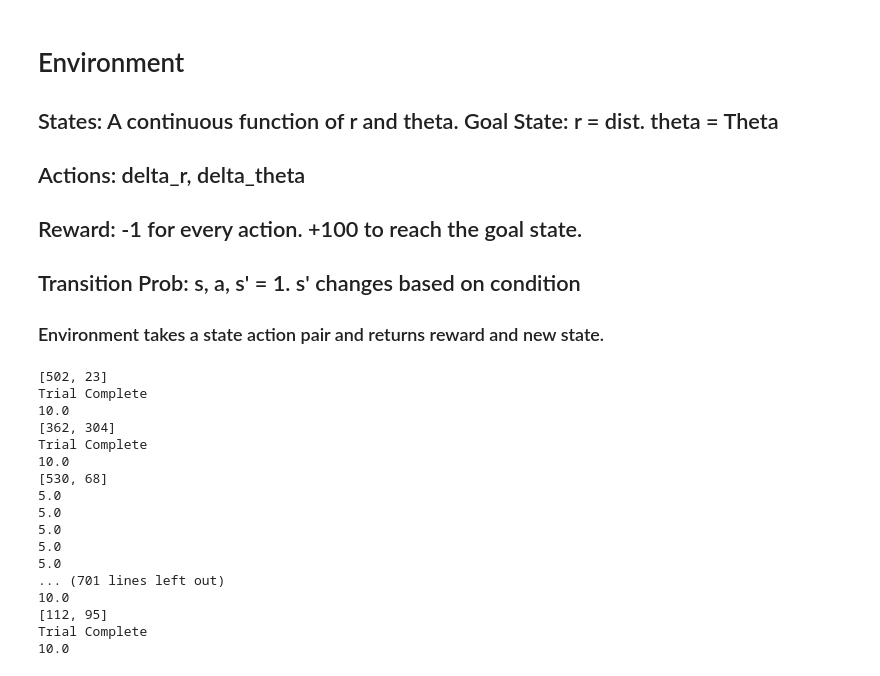
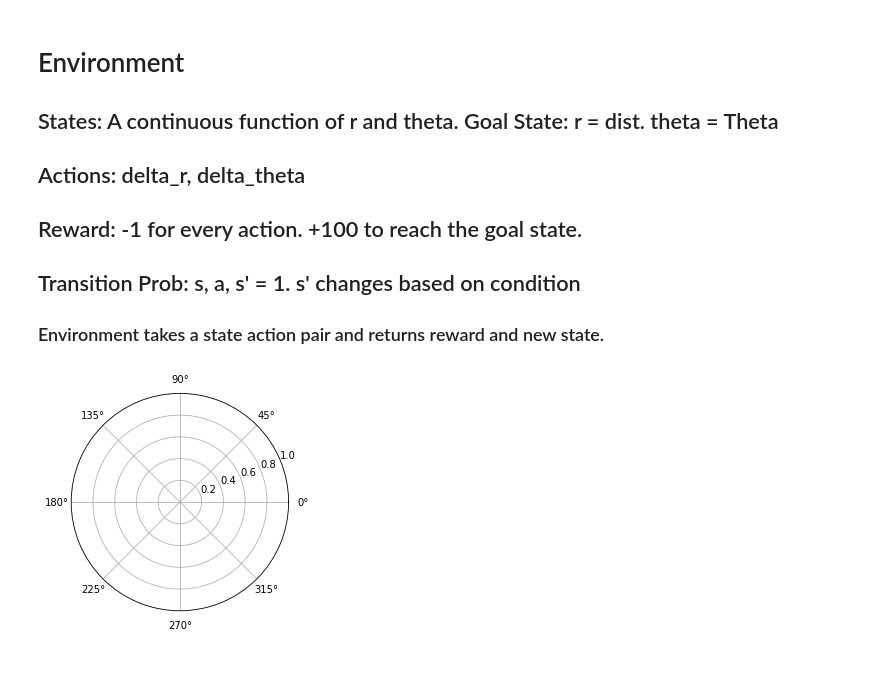
Before and after one commit to tejas-savalia/Lab-Codes, a Jupyter notebook: Psychtoolbox/Visuomotor Adaptation/rl_modelling/rl_model.ipynb, the cells around one changed output. Drawn from its saved outputs; the diff is of its cells as text; code cells hidden in the pictures.

```diff
--- a/Psychtoolbox/Visuomotor Adaptation/rl_modelling/rl_model.ipynb
+++ b/Psychtoolbox/Visuomotor Adaptation/rl_modelling/rl_model.ipynb
@@ -45,42 +45,25 @@ q_values = numpy.random.rand(575, 360, 360)
 # %%
 #Q Learning Algorithm
 #Terminal state q-values are 0. All others are random.
-del_r = 5
+del_r = 7
 q_values[300, 40:50, :] = 0
-episodes = 100
-alpha = 0.5
+episodes = 1000
+alpha = 0.8
 gamma = 0.9
 for i in range(episodes):
-    state = [numpy.random.choice(range(575)), numpy.random.choice(range(360))]
-    print (state)
+    state = [0, numpy.random.choice(range(360))]
+    #plt.imshow(numpy.mean(q_values, axis = 0), cmap='hot')
     while True:
         prev_state = state
+        #del_r, del_theta = numpy.unravel_index(numpy.argmax(q_values[state[0], state[1], :, :], axis=None), q_values[state[0], state[1], :, :].shape)
         del_theta = numpy.argmax(q_values[state[0], state[1], :])
         state, reward = step(environment, prev_state, [del_r, del_theta])
         q_values[prev_state[0], prev_state[1], del_theta] = q_values[prev_state[0], prev_state[1], del_theta] + alpha*(reward+gamma*numpy.max(q_values[state[0], state[1], :]) - q_values[prev_state[0], prev_state[1], del_theta])
         #Take Action A (from set of actions a), observe R and S'
         #Q(A, A) = Q(S, A) + alpha*[R + gamma*maxQ(S', a) - Q(S, A)]
         #S <- S'
-        if reward > 0:
-            print (reward)
+        #if reward > 0:
+            #print (reward)
         if reward == 10:
             break
     #Until S is terminal
-# %% [output]
-[502, 23]
-Trial Complete
-10.0
-[362, 304]
-Trial Complete
-10.0
-[530, 68]
-5.0
-5.0
-5.0
-5.0
-5.0
-... (701 lines left out)
-10.0
-[112, 95]
-Trial Complete
-10.0
@@ -88,0 +70,36 @@ numpy.random.choice(range(360))
+# %%
+r = numpy.arange(0, 2, 0.01)
+theta = 2 * numpy.pi * r
+
+ax = plt.subplot(111, projection='polar')
+rstates = list()
+thetastates = list()
+#ax.plot(theta, r)
+#Q Learning Algorithm
+#Terminal state q-values are 0. All others are random.
+del_r = 7
+#q_values[300, 40:50,:, :] = 0
+episodes = 1
+alpha = 0.1
+gamma = 0.9
+for i in range(episodes):
+    state = [0, numpy.random.choice(range(360))]
+    #plt.imshow(numpy.mean(q_values, axis = 0), cmap='hot')
+    while True:
+        prev_state = state
+        #del_r, del_theta = numpy.unravel_index(numpy.argmax(q_values[state[0], state[1], :], axis=None), q_values[state[0], state[1], :].shape)
+        del_theta = numpy.argmax(q_values[state[0], state[1], :])
+        state, reward = step(environment, prev_state, [del_r, del_theta])
+        q_values[prev_state[0], prev_state[1], del_theta] = q_values[prev_state[0], prev_state[1], del_theta] + alpha*(reward+gamma*numpy.max(q_values[state[0], state[1], :]) - q_values[prev_state[0], prev_state[1], del_theta])
+        #Take Action A (from set of actions a), observe R and S'
+        #Q(A, A) = Q(S, A) + alpha*[R + gamma*maxQ(S', a) - Q(S, A)]
+        #S <- S'
+        #if reward > 0:
+            #print (reward)
+        rstates.append(state[0])
+        thetastates.append(state[1])
+        if reward == 10:
+            break
+    #Until S is terminal
+# %% [output]
+[figure, added]
```
Also changed, not shown: parts of 5 cells of this notebook, 5 other files.
